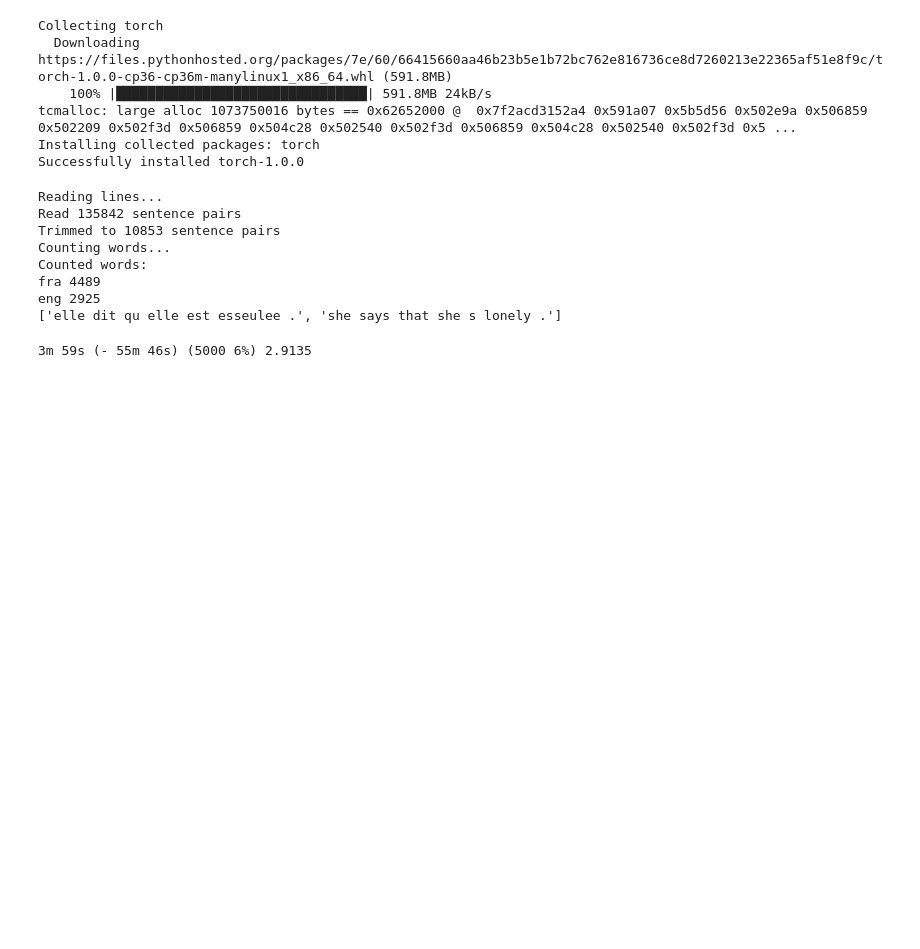
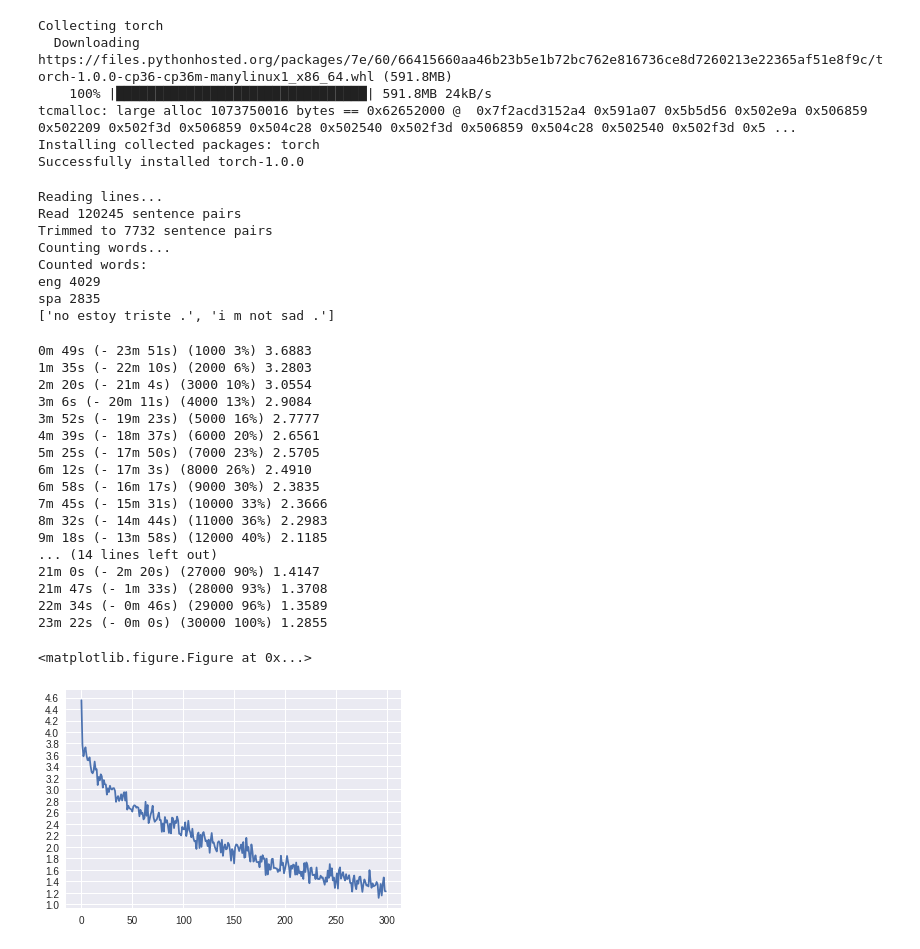
Before and after one commit to ankitbit/Deep_Learning, a Jupyter notebook: Assignment Reports/Assignment 3/Neural_Machine_Translation_Attention.ipynb, the cells around one changed output. Drawn from its saved outputs; the diff is of its cells as text; code cells hidden in the pictures; blank space fills up the shorter version.

```diff
--- a/Assignment Reports/Assignment 3/Neural_Machine_Translation_Attention.ipynb
+++ b/Assignment Reports/Assignment 3/Neural_Machine_Translation_Attention.ipynb
@@ -156,17 +181,17 @@ def prepareData(lang1, lang2, reverse=False):
     return input_lang, output_lang, pairs
 
 
-input_lang, output_lang, pairs = prepareData('eng', 'fra', True)
+input_lang, output_lang, pairs = prepareData('spa', 'eng', True)
 print(random.choice(pairs))
 # %% [output]
 Reading lines...
-Read 135842 sentence pairs
-Trimmed to 10853 sentence pairs
+Read 120245 sentence pairs
+Trimmed to 7732 sentence pairs
 Counting words...
 Counted words:
-fra 4489
-eng 2925
-['elle dit qu elle est esseulee .', 'she says that she s lonely .']
+eng 4029
+spa 2835
+['no estoy triste .', 'i m not sad .']
 # %%
 class EncoderRNN(nn.Module):
     def __init__(self, input_size, hidden_size):
@@ -423,8 +449,25 @@ def evaluateRandomly(encoder, decoder, n=10):
 # %%
 hidden_size = 256
 encoder1 = EncoderRNN(input_lang.n_words, hidden_size).to(device)
 attn_decoder1 = AttnDecoderRNN(hidden_size, output_lang.n_words, dropout_p=0.1).to(device)
-
-trainIters(encoder1, attn_decoder1, 75000, print_every=5000)
+trainIters(encoder1, attn_decoder1, 30000, print_every=1000)
 # %% [output]
-3m 59s (- 55m 46s) (5000 6%) 2.9135
+0m 49s (- 23m 51s) (1000 3%) 3.6883
+1m 35s (- 22m 10s) (2000 6%) 3.2803
+2m 20s (- 21m 4s) (3000 10%) 3.0554
+3m 6s (- 20m 11s) (4000 13%) 2.9084
+3m 52s (- 19m 23s) (5000 16%) 2.7777
+4m 39s (- 18m 37s) (6000 20%) 2.6561
+5m 25s (- 17m 50s) (7000 23%) 2.5705
+6m 12s (- 17m 3s) (8000 26%) 2.4910
+6m 58s (- 16m 17s) (9000 30%) 2.3835
+7m 45s (- 15m 31s) (10000 33%) 2.3666
+8m 32s (- 14m 44s) (11000 36%) 2.2983
+9m 18s (- 13m 58s) (12000 40%) 2.1185
+... (14 lines left out)
+21m 0s (- 2m 20s) (27000 90%) 1.4147
+21m 47s (- 1m 33s) (28000 93%) 1.3708
+22m 34s (- 0m 46s) (29000 96%) 1.3589
+23m 22s (- 0m 0s) (30000 100%) 1.2855
+<matplotlib.figure.Figure at 0x...>
+[figure, added]
```
Also changed, not shown: parts of 8 cells of this notebook.
